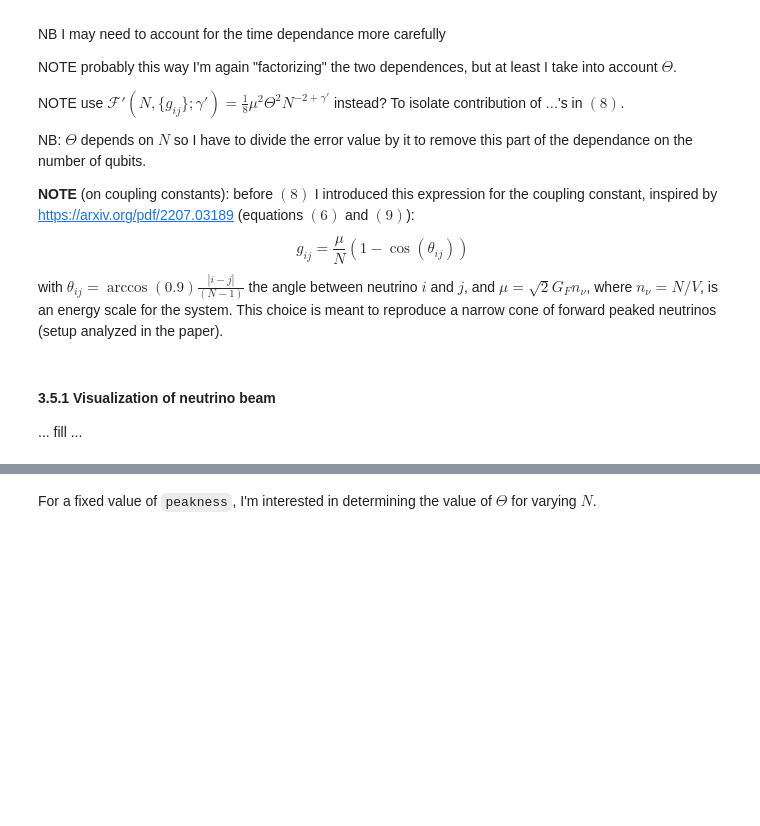
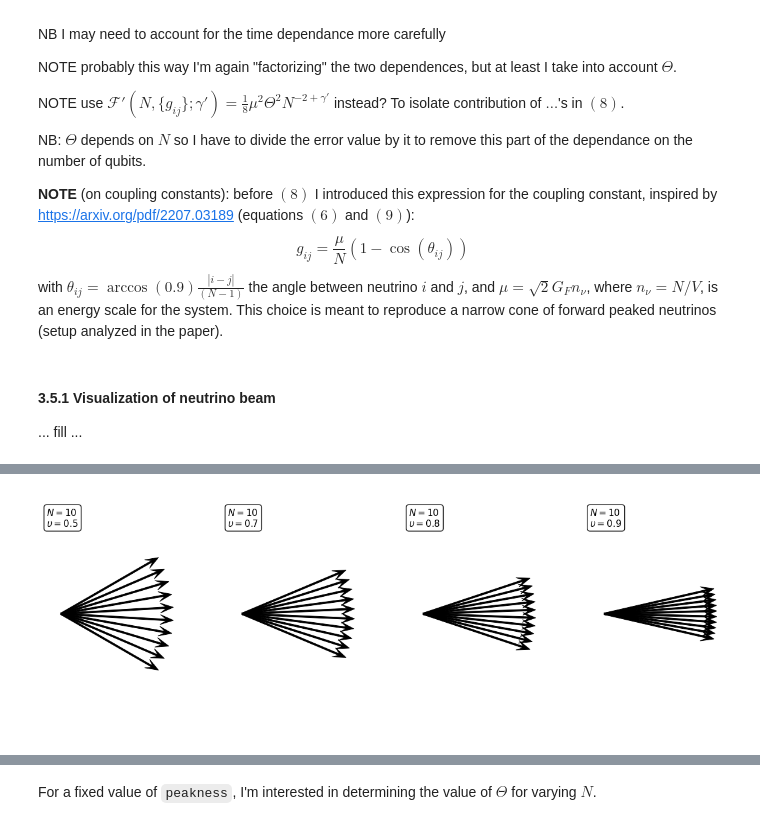
Before and after one commit to qismib/stand, a Jupyter notebook: presentations/thesis/Trotter1SingleError.ipynb, the cells around one changed output, grey strips where cells are left out. Cells and saved outputs as stored; diff of their text form; code cells hidden in the pictures; blank space fills up the shorter version.

```diff
--- a/presentations/Trotter1SingleError.ipynb
+++ b/presentations/thesis/Trotter1SingleError.ipynb
@@ -997,0 +1094,80 @@ plt.show()
+# %%
+import numpy as np
+import matplotlib.pyplot as plt
+from matplotlib.colors import LinearSegmentedColormap
+
+mu = 0.5 * 1e2
+
+def neutrino_angles(N, peakness):
+    if peakness < -1 or peakness >= 1:
+        raise ValueError("peakness must be in [-1,1)")
+    theta_max = np.arccos(peakness)
+    return np.linspace(-theta_max/2, theta_max/2, N)
+
+def fp_couplings(N, peakness):
+    theta_i = neutrino_angles(N, peakness)
+    couplings = {}
+    for i in range(N):
+        for j in range(i+1, N):
+            theta_ij = abs(theta_i[i] - theta_i[j])
+            couplings[f"g{i+1}{j+1}"] = mu * (1 - np.cos(theta_ij)) / N
+    return couplings, theta_i
+
+beam_cmap = LinearSegmentedColormap.from_list(
+    "beam_map",
+    [(0.0, "#000000"), (0.5, "#000000"), (1.0, "#000000")]
+)
+
+def beam_axes(ax, N, peakness):
+    _, theta_i = fp_couplings(N, peakness)
+    x = np.cos(theta_i)
+    y = np.sin(theta_i)
+    norm = (theta_i - theta_i.min()) / (theta_i.max() - theta_i.min() + 1e-12)
+    ax.quiver(
+        np.zeros(N),
+        np.zeros(N),
+        x,
+        y,
+        norm,
+        cmap=beam_cmap,
+        scale=1,
+        scale_units="xy",
+        angles="xy",
+        width=0.012,
+        headwidth=6,
+        headlength=8,
+        edgecolor="black",
+        linewidth=0.7
+    )
+    ax.set_aspect("equal", adjustable="box")
+    ax.set_xlim(-0.15, 1.05)
+    ax.set_ylim(-1.05, 1.05)
+    ax.axis("off")
+    ax.text(
+        0.02,
+        0.95,
+        rf"$N={N}$" + "\n" + rf"$\upsilon={peakness}$",
+        transform=ax.transAxes,
+        fontsize=11,
+        verticalalignment="top",
+        bbox=dict(boxstyle="round", facecolor="white", edgecolor="black", alpha=0.9)
+    )
+
+def compare_concentration(N, peakness_list):
+    fig, axes = plt.subplots(1, len(peakness_list), figsize=(3*len(peakness_list), 4), constrained_layout=True)
+    for ax, p in zip(axes, peakness_list):
+        beam_axes(ax, N, p)
+    plt.savefig(r"C:\Users\edori\Desktop\Nexus\Università\Current\MasterThesis\Images\neutrino_beam_visualization\compare_different_upsilon.pdf", dpi=300)
+    plt.show()
+
+def compare_modes(peakness, N_list):
+    fig, axes = plt.subplots(1, len(N_list), figsize=(3*len(N_list), 4), constrained_layout=True)
+    for ax, N in zip(axes, N_list):
+        beam_axes(ax, N, peakness)
+    plt.savefig(r"C:\Users\edori\Desktop\Nexus\Università\Current\MasterThesis\Images\neutrino_beam_visualization\compare_different_N_same_upsilon.pdf", dpi=300)
+    plt.show()
+
+compare_concentration(10, [0.5, 0.7, 0.8, 0.9])
+compare_modes(0.8, [5, 10, 15, 20])
+# %% [output]
+[figure, added]
```
Also changed, not shown: parts of 4 cells of this notebook, 44 other files.
